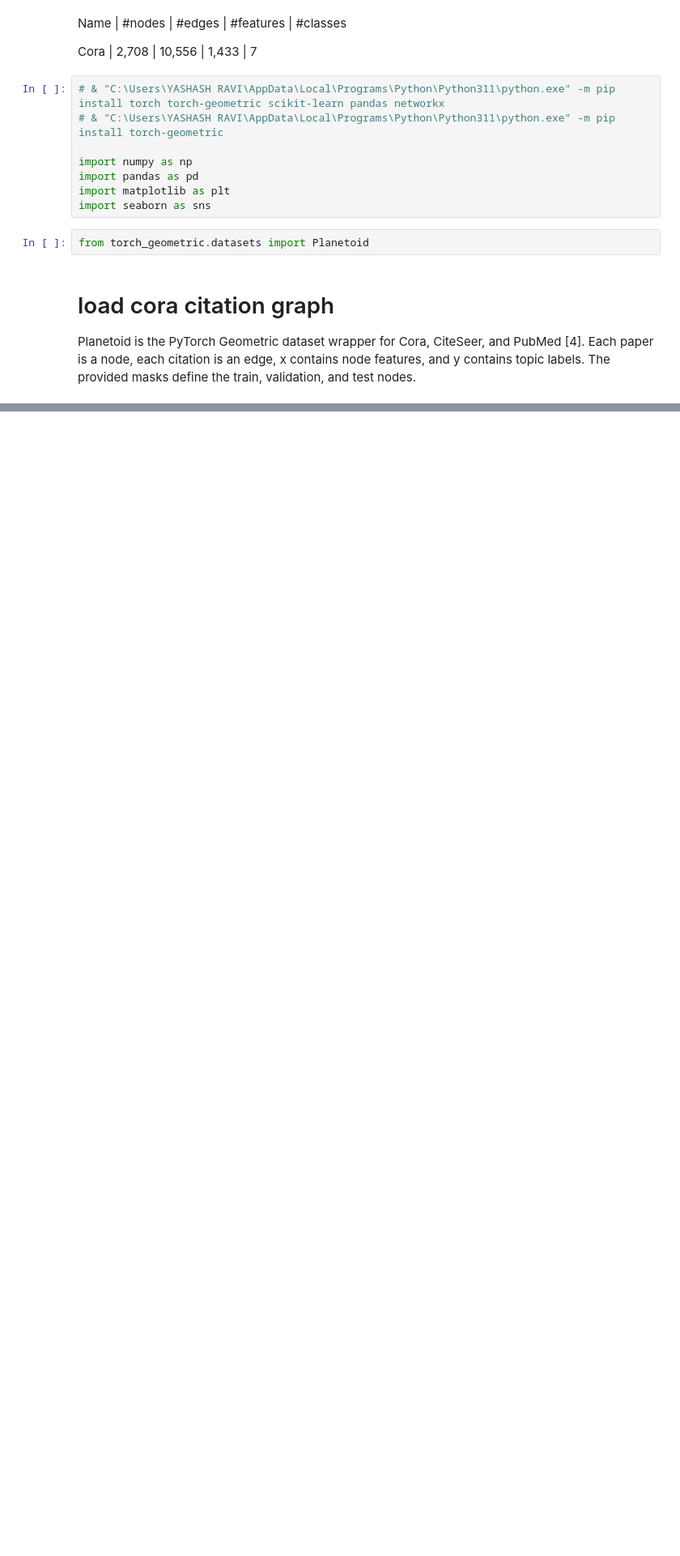
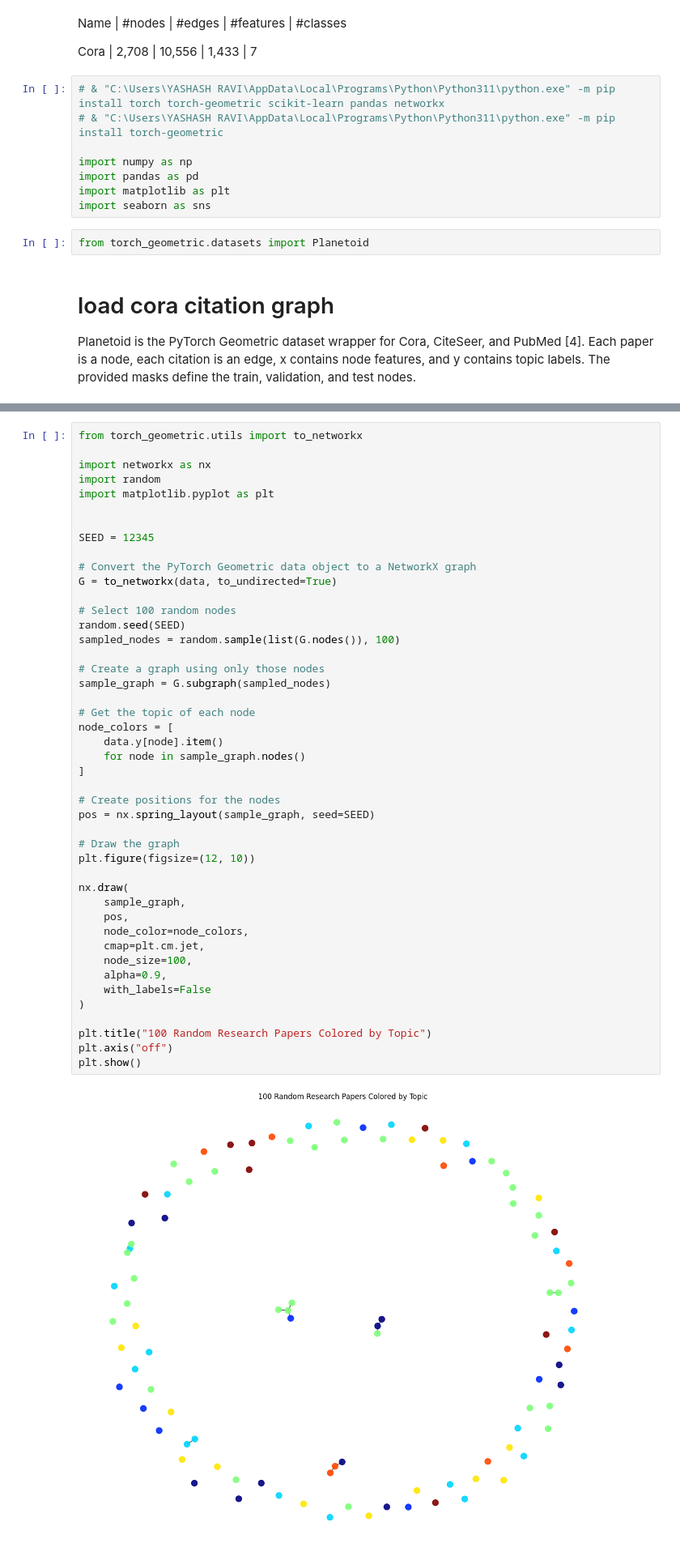
Before and after one commit to ultriti/research-topic-classification-gnn-pipeline, a Jupyter notebook: model_training.ipynb, the cells around one changed output, grey strips where cells are left out. Shown at 81% size. Drawn from its saved outputs; the diff is of its cells as text; blank space fills up the shorter version.

```diff
--- a/model_training.ipynb
+++ b/model_training.ipynb
@@ -31,0 +105,47 @@ y contains topic labels. The provided masks define the train, validation, and te
+# %%
+from torch_geometric.utils import to_networkx
+
+import networkx as nx
+import random
+import matplotlib.pyplot as plt
+
+
+SEED = 12345
+
+# Convert the PyTorch Geometric data object to a NetworkX graph
+G = to_networkx(data, to_undirected=True)
+
+# Select 100 random nodes
+random.seed(SEED)
+sampled_nodes = random.sample(list(G.nodes()), 100)
+
+# Create a graph using only those nodes
+sample_graph = G.subgraph(sampled_nodes)
+
+# Get the topic of each node
+node_colors = [
+    data.y[node].item()
+    for node in sample_graph.nodes()
+]
+
+# Create positions for the nodes
+pos = nx.spring_layout(sample_graph, seed=SEED)
+
+# Draw the graph
+plt.figure(figsize=(12, 10))
+
+nx.draw(
+    sample_graph,
+    pos,
+    node_color=node_colors,
+    cmap=plt.cm.jet,
+    node_size=100,
+    alpha=0.9,
+    with_labels=False
+)
+
+plt.title("100 Random Research Papers Colored by Topic")
+plt.axis("off")
+plt.show()
+# %% [output]
+[figure, added]
```
Also changed, not shown: parts of 10 cells of this notebook.
